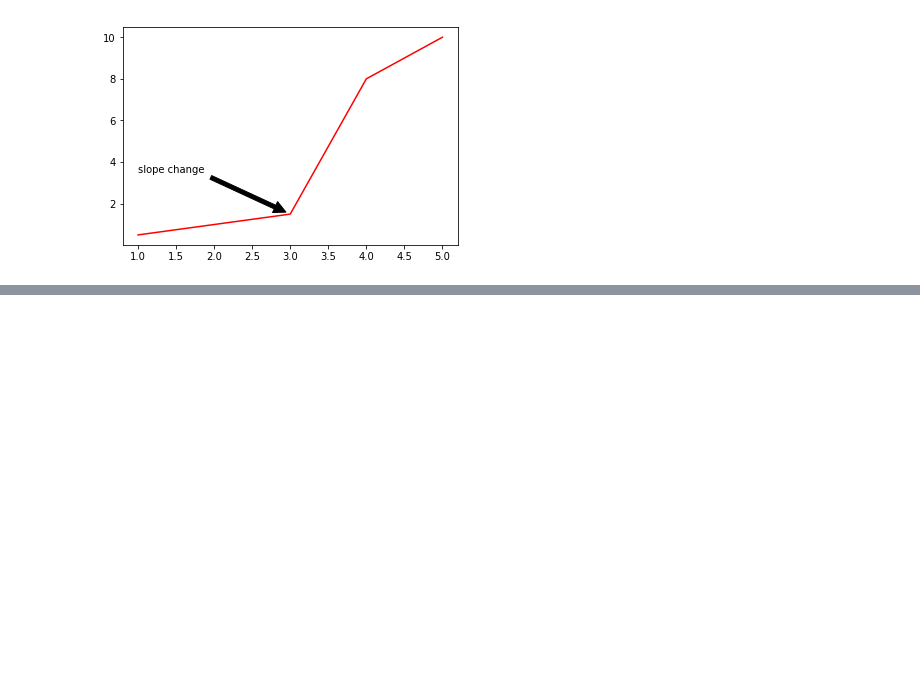
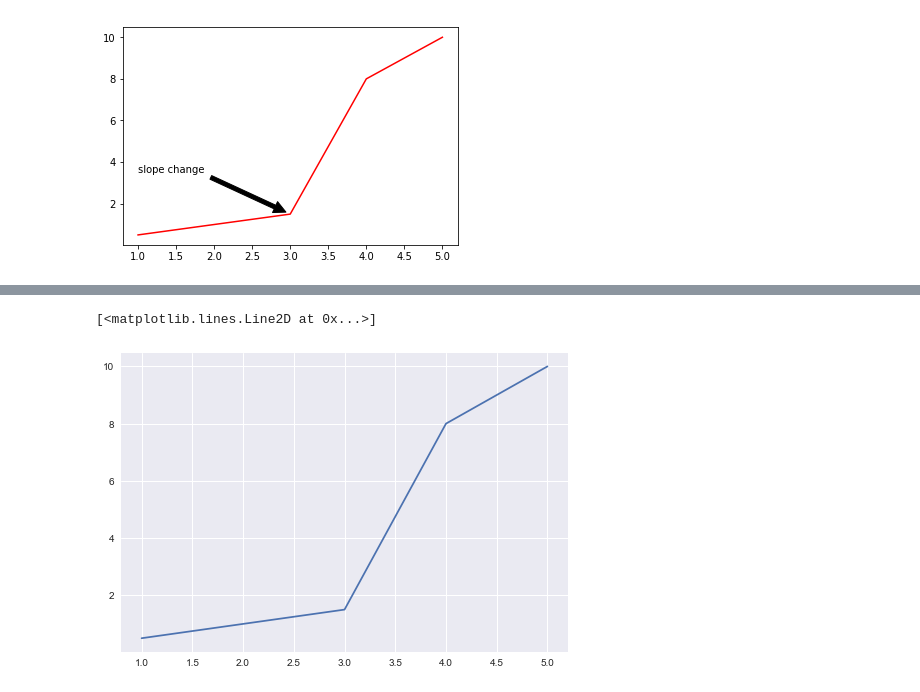
Before and after one commit to DanieleLoiacono/DRViz2018, a Jupyter notebook: HO_Matplotlib.ipynb, the cells around one changed output, grey strips where cells are left out. Cells and saved outputs as stored; diff of their text form; code cells hidden in the pictures; blank space fills up the shorter version.

```diff
--- a/HO_Matplotlib.ipynb
+++ b/HO_Matplotlib.ipynb
@@ -287,0 +323,6 @@ Text(1,3.5,'slope change')
+# %%
+plt.style.use('seaborn')
+plt.plot([1, 2, 3, 4, 5], [0.5, 1, 1.5, 8, 10],'-')
+# %% [output]
+[<matplotlib.lines.Line2D at 0x...>]
+[figure, added]
```
Also changed, not shown: parts of 9 cells of this notebook, 3 other files.
